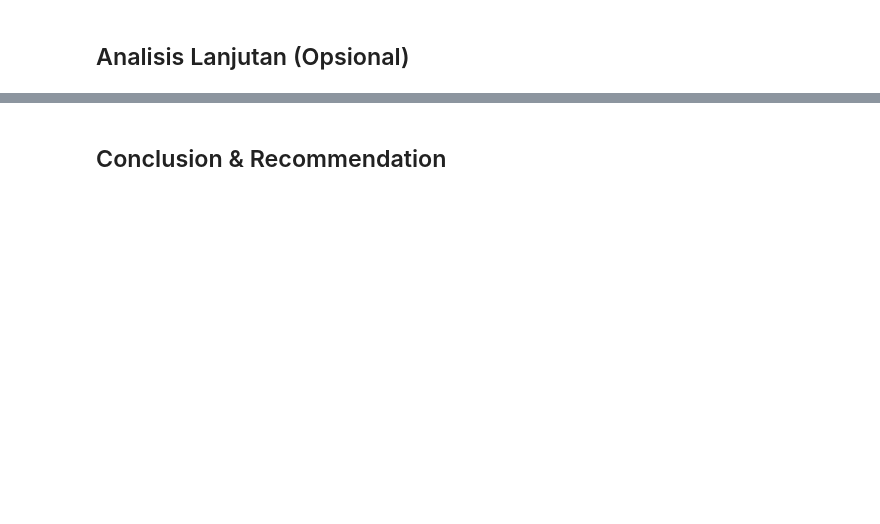
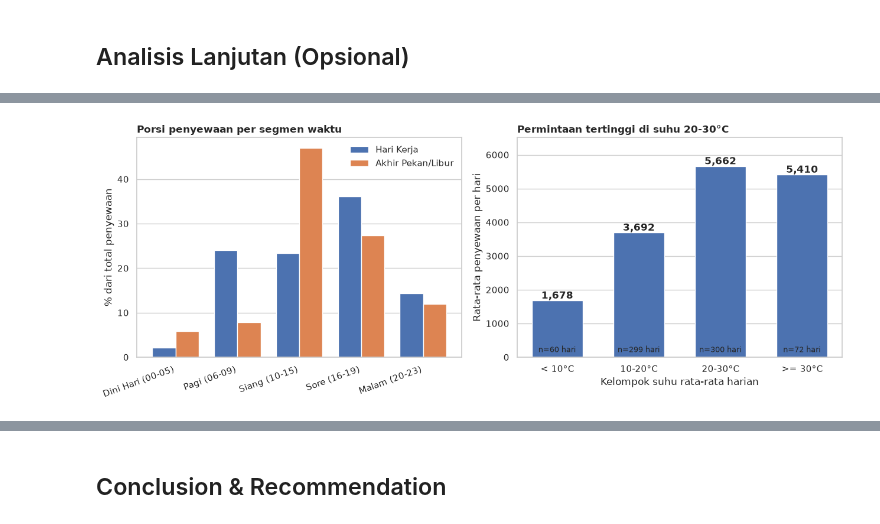
Before and after one commit to Hisyam-L/submission_fundadataanalisis, a Jupyter notebook: Proyek_Analisis_Data.ipynb, the cells around one changed output, grey strips where cells are left out. Saved outputs shown, nothing was run; the diff lists cells and outputs as text; code cells hidden in the pictures; blank space fills up the shorter version.

```diff
--- a/Proyek_Analisis_Data.ipynb
+++ b/Proyek_Analisis_Data.ipynb
@@ -102,0 +698,10 @@ Keterangan:
+# %%
+# Manual grouping: membagi 24 jam menjadi segmen waktu berdasarkan pola penggunaan
+batas_jam = [-1, 5, 9, 15, 19, 23]
+label_segmen = ["Dini Hari (00-05)", "Pagi (06-09)", "Siang (10-15)", "Sore (16-19)", "Malam (20-23)"]
+hour_full["segmen_waktu"] = pd.cut(hour_full["hr"], bins=batas_jam, labels=label_segmen)
+
+segmen = hour_full.pivot_table(index="segmen_waktu", columns="day_type", values="cnt", aggfunc="sum", observed=True)
+segmen = segmen[["Hari Kerja", "Akhir Pekan/Libur"]]  # urutan & warna konsisten dengan grafik sebelumnya
+segmen_pct = (segmen / segmen.sum() * 100).round(1)
+segmen_pct
@@ -102,0 +716,7 @@ Keterangan:
+# %%
+# Binning: kelompokkan suhu harian (°C) menggunakan pd.cut
+day_df["kategori_suhu"] = pd.cut(day_df["temp_c"], bins=[0, 10, 20, 30, 50], right=False,
+                                 labels=["< 10°C", "10-20°C", "20-30°C", ">= 30°C"])
+suhu = day_df.groupby("kategori_suhu", observed=True).agg(
+    jumlah_hari=("cnt", "size"), rata_rata_cnt=("cnt", "mean")).round(0)
+suhu
@@ -102,0 +730,28 @@ Keterangan:
+# %%
+fig, axes = plt.subplots(1, 2, figsize=(13, 5))
+
+# Panel kiri: porsi penyewaan per segmen waktu
+segmen_pct.plot(kind="bar", ax=axes[0], width=0.75)
+axes[0].set_title("Porsi penyewaan per segmen waktu", loc="left", fontsize=12, fontweight="bold")
+axes[0].set_xlabel("")
+axes[0].set_ylabel("% dari total penyewaan")
+axes[0].set_xticklabels(segmen_pct.index, rotation=20, ha="right")
+axes[0].legend(title="", frameon=False)
+
+# Panel kanan: rata-rata penyewaan per kelompok suhu
+batang = axes[1].bar(suhu.index.astype(str), suhu["rata_rata_cnt"], width=0.62)
+for b, (_, baris) in zip(batang, suhu.iterrows()):
+    axes[1].text(b.get_x() + b.get_width() / 2, b.get_height() + 60, f"{baris['rata_rata_cnt']:,.0f}",
+                 ha="center", fontweight="bold")
+    axes[1].text(b.get_x() + b.get_width() / 2, 150, f"n={int(baris['jumlah_hari'])} hari",
+                 ha="center", fontsize=9)
+axes[1].set_title(f"Permintaan tertinggi di suhu {suhu['rata_rata_cnt'].idxmax()}", loc="left", fontsize=12, fontweight="bold")
+axes[1].set_xlabel("Kelompok suhu rata-rata harian")
+axes[1].set_ylabel("Rata-rata penyewaan per hari")
+axes[1].set_ylim(0, suhu["rata_rata_cnt"].max() * 1.15)
+axes[0].grid(False, axis="x")
+axes[1].grid(False, axis="x")
+plt.tight_layout()
+plt.show()
+# %% [output]
+[figure, added]
```
Also changed, not shown: parts of 84 cells of this notebook, 5 other files.
